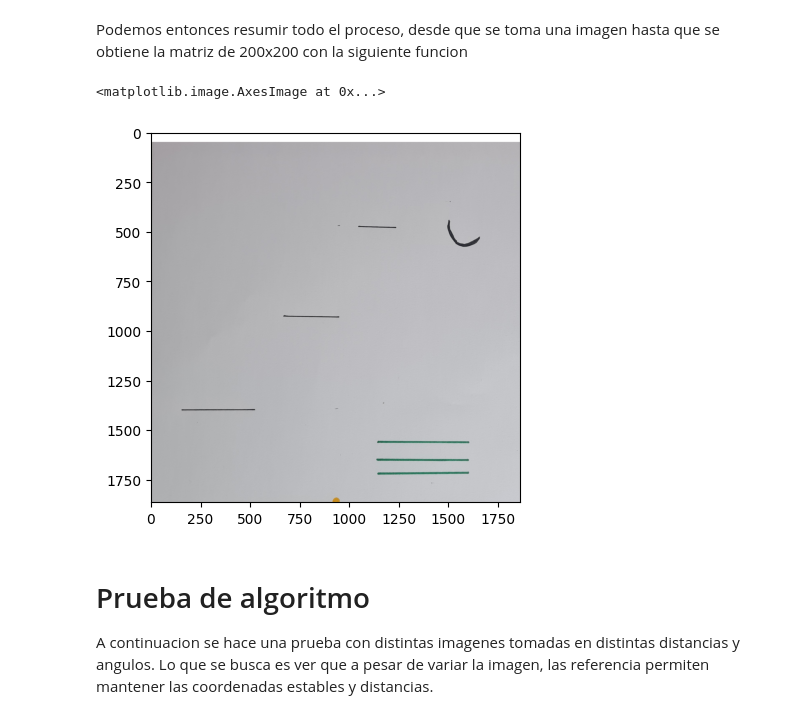
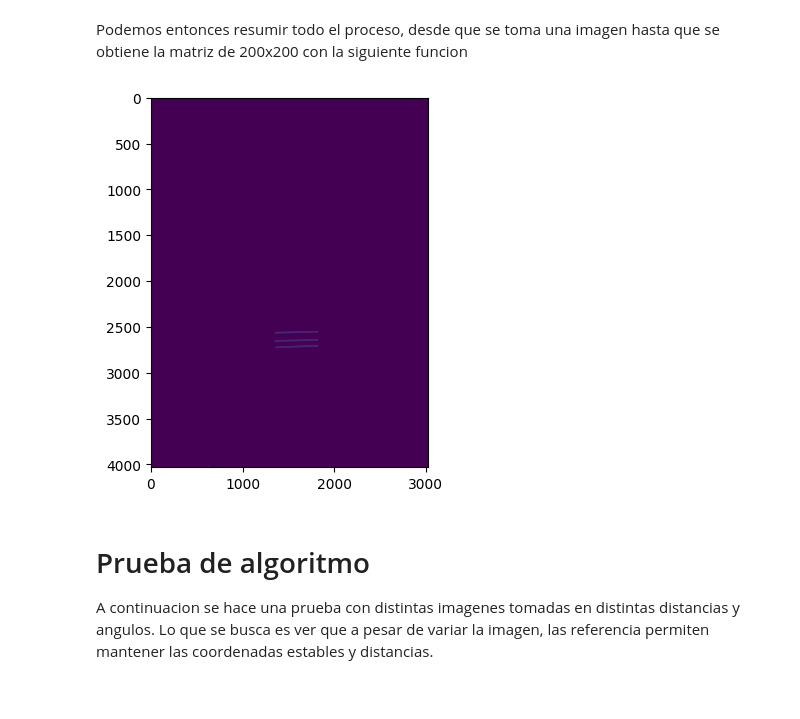
Before and after one commit to guidoglorioso/Distance-measure-image, a Jupyter notebook: scripts/medirLineas.ipynb, the cells around one changed output. Cells and saved outputs as stored; diff of their text form; code cells hidden in the pictures.

```diff
--- a/scripts/medirLineas.ipynb
+++ b/scripts/medirLineas.ipynb
@@ -384,7 +384,7 @@ def detectar_referencia_px(img, color_ref = "verde",ref = 5):
 
     _res = cv2.Canny(_img2,  threshold1=50,  threshold2=60, apertureSize=3)
     # Detecto lineas
-
+    plt.imshow(_res)
     _lineas = cv2.HoughLinesP(_res, rho=1, theta=np.pi/360, threshold=200, minLineLength=180, maxLineGap=30)
 
     if len(_lineas) == 0:
@@ -588,10 +588,9 @@ def get_matriz(ruta_img):
 # %%
 
 res = get_matriz(".\images\imgCheck2.jpg")
-plt.imshow(res)
+#plt.imshow(res)
 # %% [output]
-<matplotlib.image.AxesImage at 0x...>
-[figure, old version]
+[figure, new version]
 # %% [markdown]
 # Prueba de algoritmo
 A continuacion se hace una prueba con distintas imagenes tomadas en distintas distancias y angulos. Lo que se busca es ver que a pesar de variar la imagen, las referencia permiten mantener las coordenadas estables y distancias.
```
Also changed, not shown: parts of 3 cells of this notebook, 2 other files.
